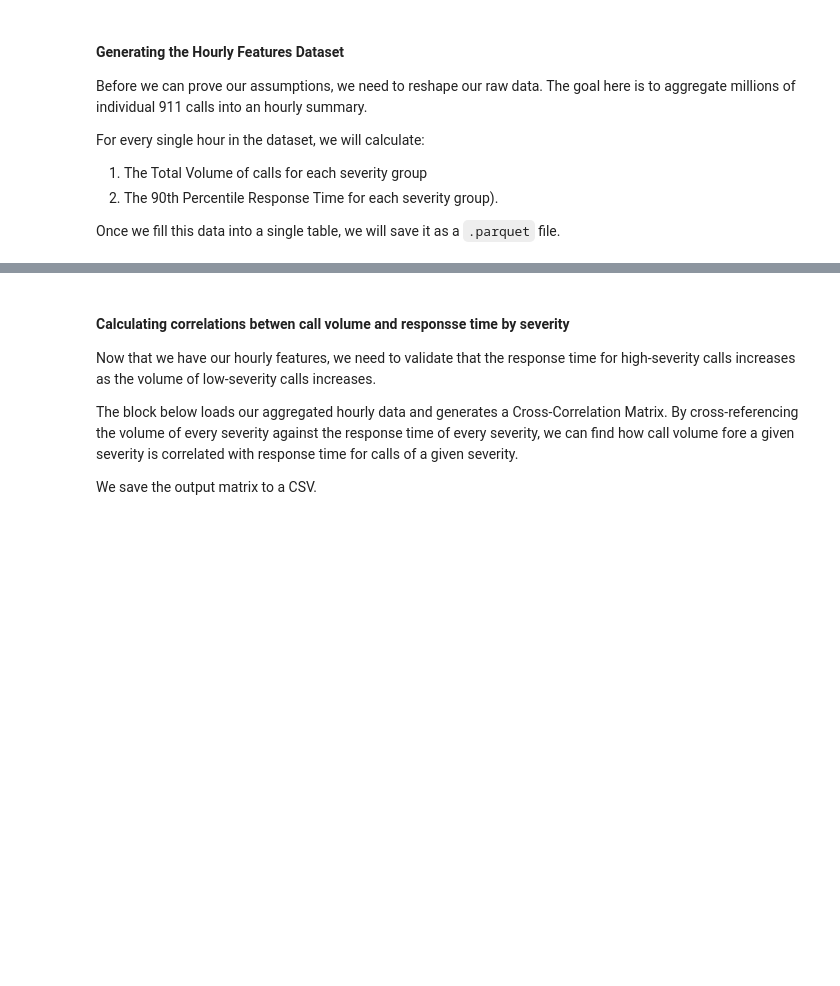
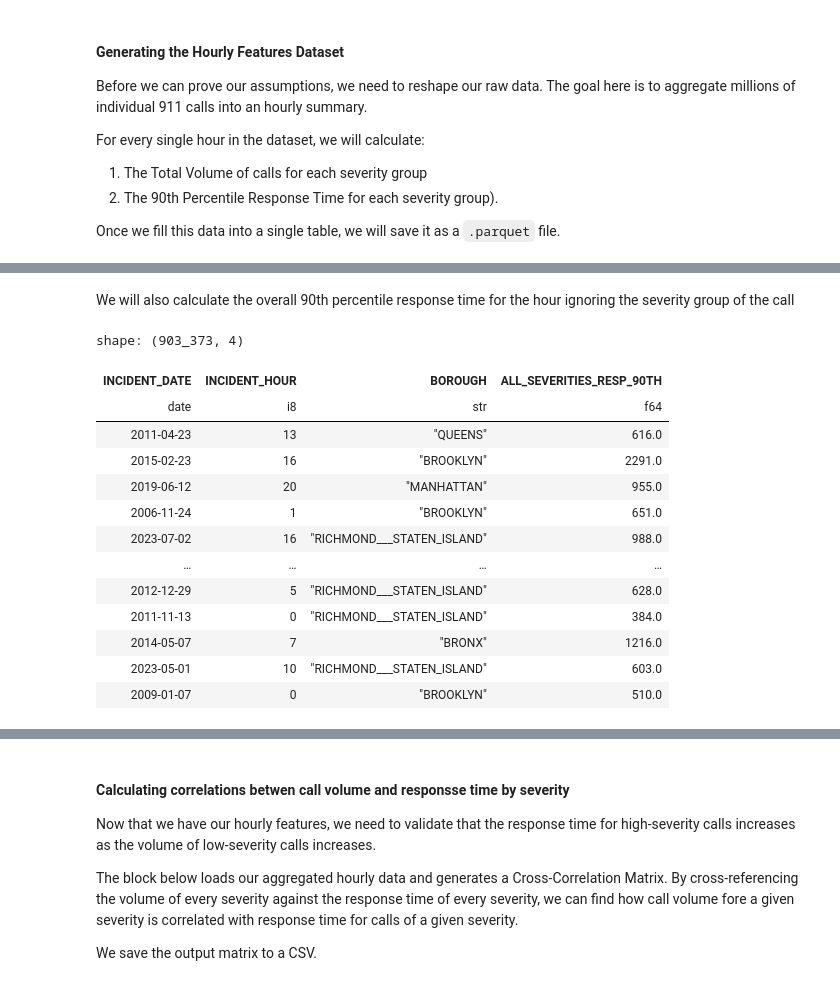
Before and after one commit to lzillmer/CSE-6242-Project, a Jupyter notebook: notebooks/parquet_processing.ipynb, the cells around one changed output, grey strips where cells are left out. Drawn from its saved outputs; the diff is of its cells as text; code cells hidden in the pictures; blank space fills up the shorter version.

```diff
--- a/notebooks/parquet_processing.ipynb
+++ b/notebooks/parquet_processing.ipynb
@@ -263,3 +263,29 @@ shape: (2_507_355, 6)
+# %% [markdown]
+We will also calculate the overall 90th percentile response time for the hour ignoring the severity group of the call
+# %%
+overall_resp_df = (
+    lf.group_by(["INCIDENT_DATE", "INCIDENT_HOUR", "BOROUGH"])
+    .agg(
+        pl.col("INCIDENT_RESPONSE_SECONDS_QY").quantile(0.90).alias("ALL_SEVERITIES_RESP_90TH")
+    )
+    .collect()
+)
+display(overall_resp_df)
+# %% [output]
+shape: (903_373, 4)
+| INCIDENT_DATE | INCIDENT_HOUR | BOROUGH | ALL_SEVERITIES_RESP_90TH |
+| date | i8 | str | f64 |
+| 2011-04-23 | 13 | "QUEENS" | 616.0 |
+| 2015-02-23 | 16 | "BROOKLYN" | 2291.0 |
+| 2019-06-12 | 20 | "MANHATTAN" | 955.0 |
+| 2006-11-24 | 1 | "BROOKLYN" | 651.0 |
+| 2023-07-02 | 16 | "RICHMOND___STATEN_ISLAND" | 988.0 |
+| … | … | … | … |
+| 2012-12-29 | 5 | "RICHMOND___STATEN_ISLAND" | 628.0 |
+| 2011-11-13 | 0 | "RICHMOND___STATEN_ISLAND" | 384.0 |
+| 2014-05-07 | 7 | "BRONX" | 1216.0 |
+| 2023-05-01 | 10 | "RICHMOND___STATEN_ISLAND" | 603.0 |
+| 2009-01-07 | 0 | "BROOKLYN" | 510.0 |
 # %%
 
 print("Pivoting data to wide format...")
```
Also changed, not shown: parts of 10 cells of this notebook, 16 other files.
